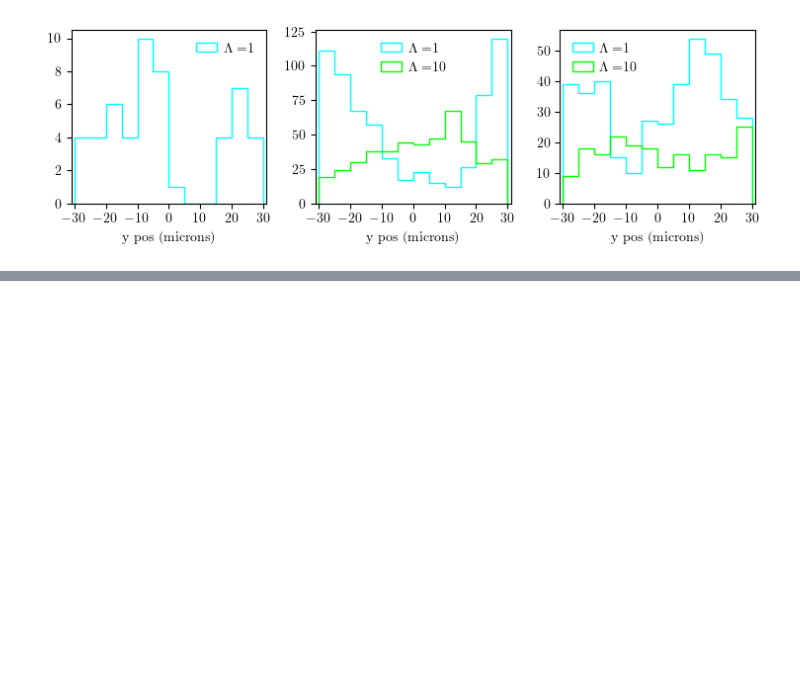
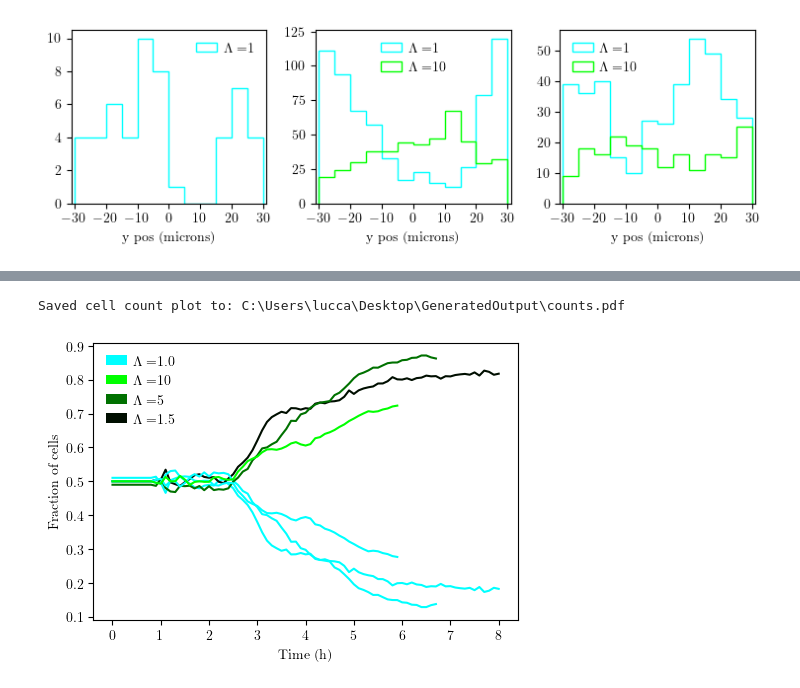
Before and after one commit to luccajohannleal-maker/Friction_Biofilms, a Jupyter notebook: Analysis/Channel_analysis.ipynb, the cells around one changed output, grey strips where cells are left out. Cells and saved outputs as stored; diff of their text form; code cells hidden in the pictures; blank space fills up the shorter version.

```diff
--- a/Analysis/Channel_analysis.ipynb
+++ b/Analysis/Channel_analysis.ipynb
@@ -81,0 +97,5 @@ Saved average fraction plot to: C:\Users\lucca\Desktop\GeneratedOutput\average_f
+# %%
+pch.plot_frac_time(microns40)
+# %% [output]
+Saved cell count plot to: C:\Users\lucca\Desktop\GeneratedOutput\counts.pdf
+[figure, added]
```
Also changed, not shown: parts of 14 cells of this notebook, 7 other files.
